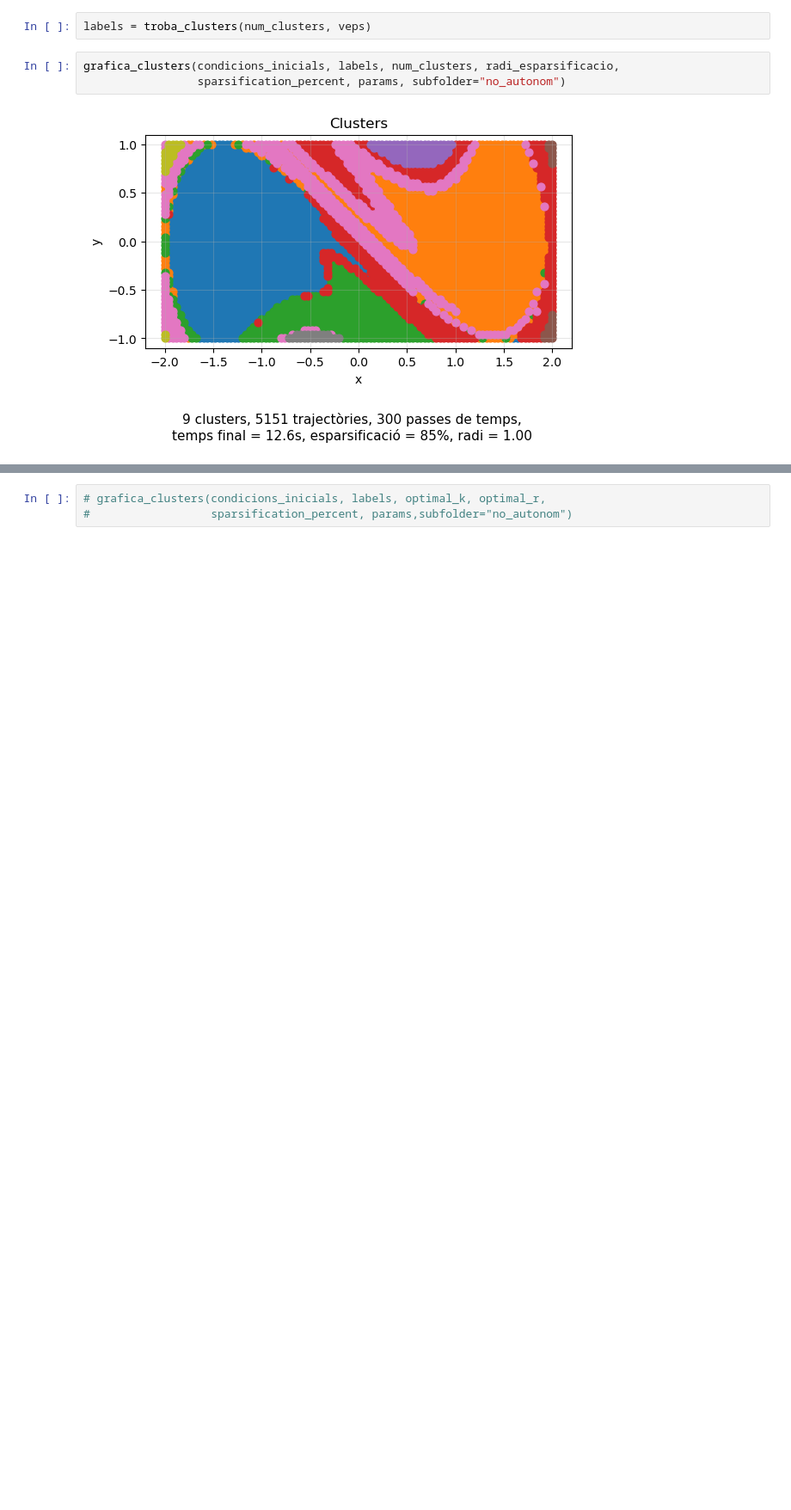
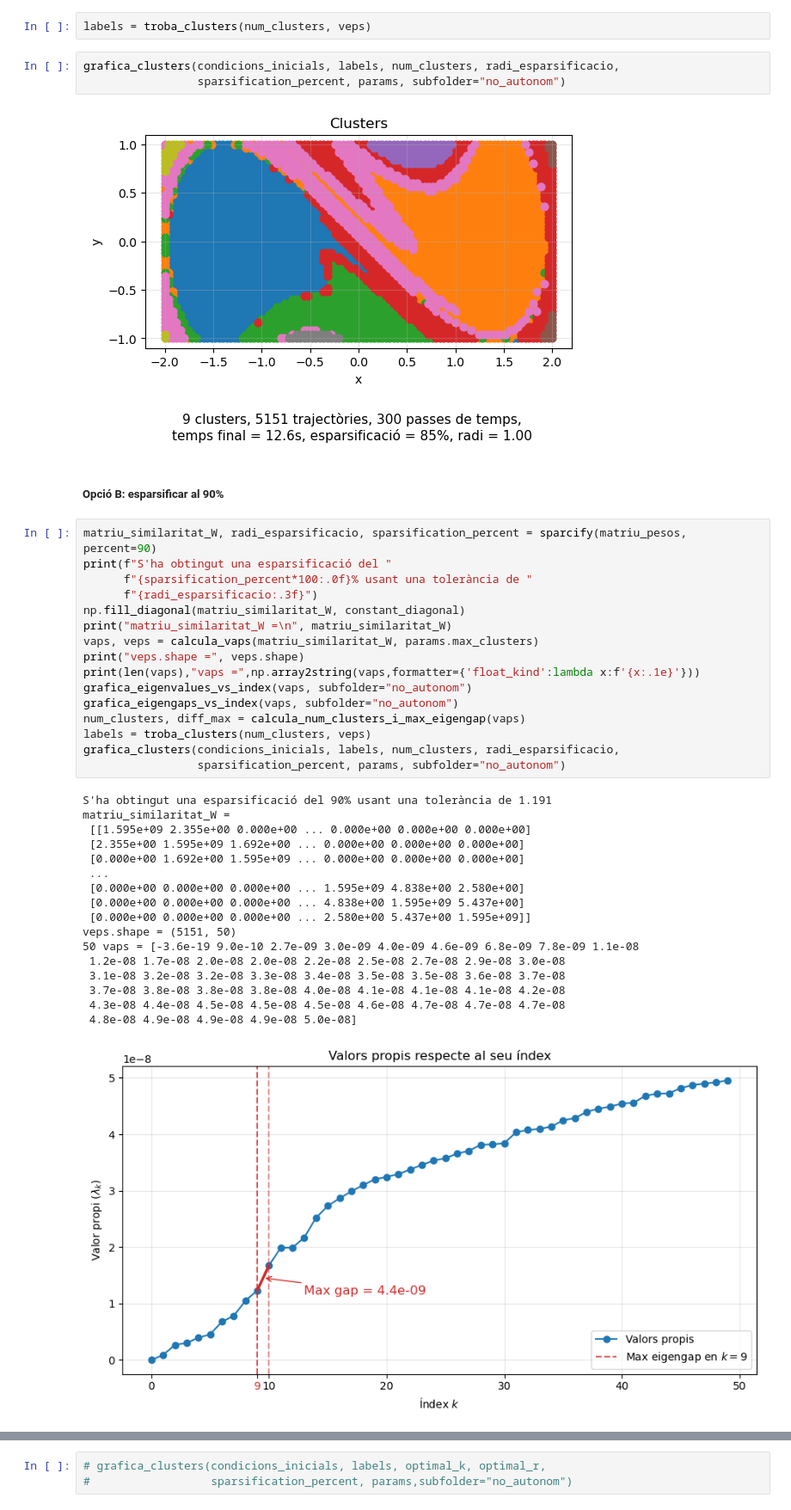
Before and after one commit to victor-lopz/spectral-clustering, a Jupyter notebook: notebooks/duffing_no_autonom.ipynb, the cells around one changed output, grey strips where cells are left out. Shown at 86% size. Drawn from its saved outputs; the diff is of its cells as text; blank space fills up the shorter version.

```diff
--- a/notebooks/duffing_no_autonom.ipynb
+++ b/notebooks/duffing_no_autonom.ipynb
@@ -91,3 +88,39 @@ grafica_clusters(condicions_inicials, labels, num_clusters, radi_esparsificacio,
                  sparsification_percent, params, subfolder="no_autonom")
 # %% [output]
 [figure]
+# %% [markdown]
+##### Opció B: esparsificar al 90%
+# %%
+matriu_similaritat_W, radi_esparsificacio, sparsification_percent = sparcify(matriu_pesos, percent=90)
+print(f"S'ha obtingut una esparsificació del "
+      f"{sparsification_percent*100:.0f}% usant una tolerància de "
+      f"{radi_esparsificacio:.3f}")
+np.fill_diagonal(matriu_similaritat_W, constant_diagonal)
+print("matriu_similaritat_W =\n", matriu_similaritat_W)
+vaps, veps = calcula_vaps(matriu_similaritat_W, params.max_clusters)
+print("veps.shape =", veps.shape)
+print(len(vaps),"vaps =",np.array2string(vaps,formatter={'float_kind':lambda x:f'{x:.1e}'}))
+grafica_eigenvalues_vs_index(vaps, subfolder="no_autonom")
+grafica_eigengaps_vs_index(vaps, subfolder="no_autonom")
+num_clusters, diff_max = calcula_num_clusters_i_max_eigengap(vaps)
+labels = troba_clusters(num_clusters, veps)
+grafica_clusters(condicions_inicials, labels, num_clusters, radi_esparsificacio,
+                 sparsification_percent, params, subfolder="no_autonom")
+# %% [output]
+S'ha obtingut una esparsificació del 90% usant una tolerància de 1.191
+matriu_similaritat_W =
+ [[1.595e+09 2.355e+00 0.000e+00 ... 0.000e+00 0.000e+00 0.000e+00]
+ [2.355e+00 1.595e+09 1.692e+00 ... 0.000e+00 0.000e+00 0.000e+00]
+ [0.000e+00 1.692e+00 1.595e+09 ... 0.000e+00 0.000e+00 0.000e+00]
+ ...
+ [0.000e+00 0.000e+00 0.000e+00 ... 1.595e+09 4.838e+00 2.580e+00]
+ [0.000e+00 0.000e+00 0.000e+00 ... 4.838e+00 1.595e+09 5.437e+00]
+ [0.000e+00 0.000e+00 0.000e+00 ... 2.580e+00 5.437e+00 1.595e+09]]
+veps.shape = (5151, 50)
+50 vaps = [-3.6e-19 9.0e-10 2.7e-09 3.0e-09 4.0e-09 4.6e-09 6.8e-09 7.8e-09 1.1e-08
+ 1.2e-08 1.7e-08 2.0e-08 2.0e-08 2.2e-08 2.5e-08 2.7e-08 2.9e-08 3.0e-08
+ 3.1e-08 3.2e-08 3.2e-08 3.3e-08 3.4e-08 3.5e-08 3.5e-08 3.6e-08 3.7e-08
+ 3.7e-08 3.8e-08 3.8e-08 3.8e-08 4.0e-08 4.1e-08 4.1e-08 4.1e-08 4.2e-08
+ 4.3e-08 4.4e-08 4.5e-08 4.5e-08 4.5e-08 4.6e-08 4.7e-08 4.7e-08 4.7e-08
+ 4.8e-08 4.9e-08 4.9e-08 4.9e-08 5.0e-08]
+[figure, added]
```
Also changed, not shown: parts of 8 cells of this notebook, 3 other files.
